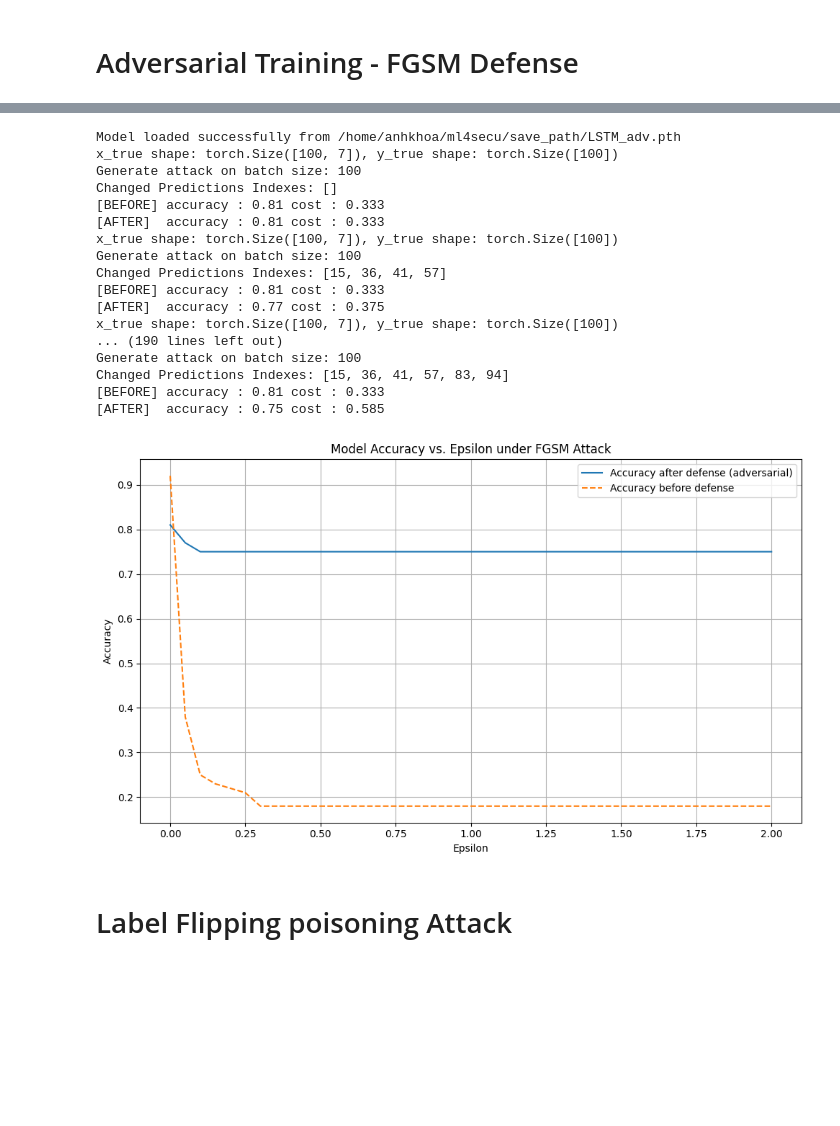
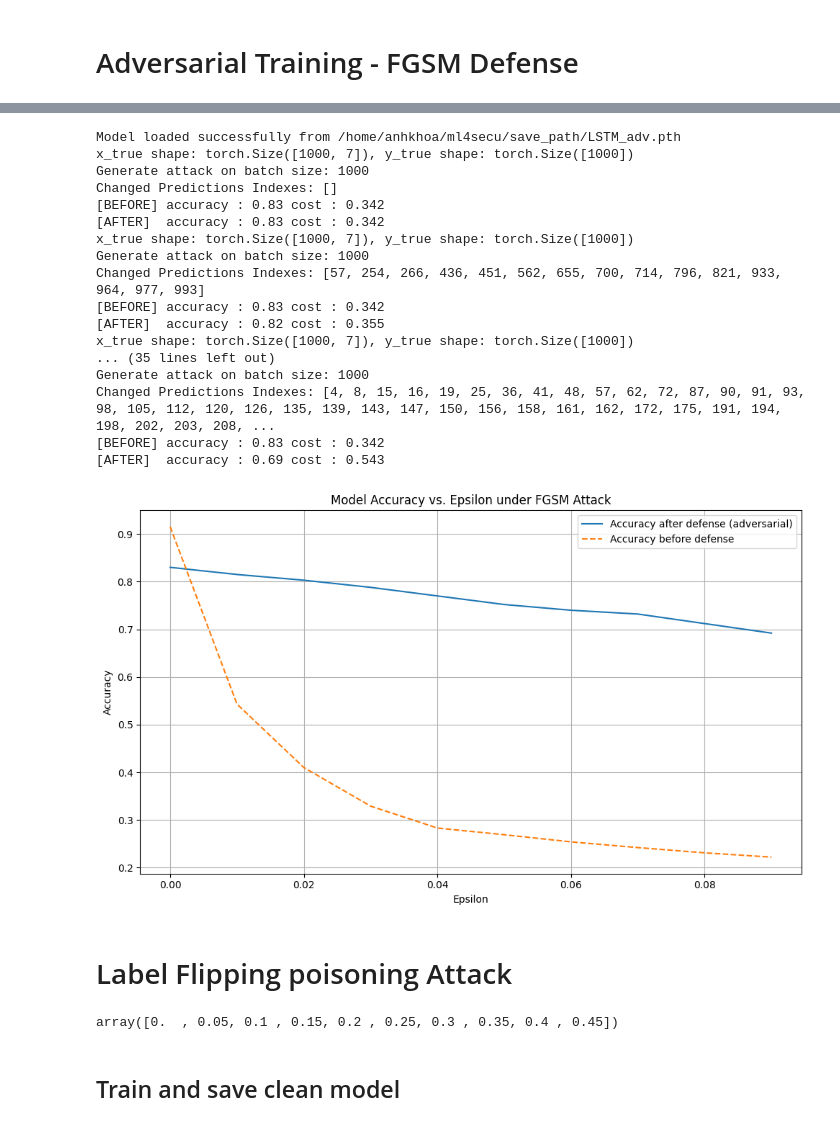
Before and after one commit to Wnhatt/frau_detec_DL, a Jupyter notebook: evaluation.ipynb, the cells around one changed output, grey strips where cells are left out. Drawn from its saved outputs; the diff is of its cells as text; code cells hidden in the pictures; blank space fills up the shorter version.

```diff
--- a/evaluation.ipynb
+++ b/evaluation.ipynb
@@ -61,12 +61,12 @@ criterion = nn.CrossEntropyLoss()
 accuracy_list = []
 accuracy_before_defense_adv_list = []
 
-for epsilon in np.arange(0, 2.05, 0.05):
+for epsilon in np.arange(0, 0.11, 0.01):
     accuracy, accuracy_adv = solver.generate(
-        num_sample=100,
+        num_sample=1000,
         target=None,
         epsilon=epsilon,
-        alpha=0.03,
+        alpha=0.01,
         iteration=10
     )
     accuracy_list.append(accuracy)
@@ -174,9 +174,9 @@ solver.model = model
 accuracy_list = []
 accuracy_after_defense_adv_list = []
 import numpy as np
-for epsilon in np.arange(0, 2.05, 0.05):
+for epsilon in np.arange(0, 0.11, 0.01):
     accuracy, accuracy_adv = solver.generate(
-        num_sample=100,
+        num_sample=1000,
         target=None,
         epsilon=epsilon,
         alpha=0.01,
@@ -186,37 +186,37 @@ for epsilon in np.arange(0, 2.05, 0.05):
     accuracy_after_defense_adv_list.append(accuracy_adv)
 # %% [output]
 Model loaded successfully from /home/anhkhoa/ml4secu/save_path/LSTM_adv.pth
-x_true shape: torch.Size([100, 7]), y_true shape: torch.Size([100])
-Generate attack on batch size: 100
+x_true shape: torch.Size([1000, 7]), y_true shape: torch.Size([1000])
+Generate attack on batch size: 1000
 Changed Predictions Indexes: []
-[BEFORE] accuracy : 0.81 cost : 0.333
-[AFTER]  accuracy : 0.81 cost : 0.333
-x_true shape: torch.Size([100, 7]), y_true shape: torch.Size([100])
-Generate attack on batch size: 100
-Changed Predictions Indexes: [15, 36, 41, 57]
-[BEFORE] accuracy : 0.81 cost : 0.333
-[AFTER]  accuracy : 0.77 cost : 0.375
-x_true shape: torch.Size([100, 7]), y_true shape: torch.Size([100])
-... (190 lines left out)
-Generate attack on batch size: 100
-Changed Predictions Indexes: [15, 36, 41, 57, 83, 94]
-[BEFORE] accuracy : 0.81 cost : 0.333
-[AFTER]  accuracy : 0.75 cost : 0.585
+[BEFORE] accuracy : 0.83 cost : 0.342
+[AFTER]  accuracy : 0.83 cost : 0.342
+x_true shape: torch.Size([1000, 7]), y_true shape: torch.Size([1000])
+Generate attack on batch size: 1000
+Changed Predictions Indexes: [57, 254, 266, 436, 451, 562, 655, 700, 714, 796, 821, 933, 964, 977, 993]
+[BEFORE] accuracy : 0.83 cost : 0.342
+[AFTER]  accuracy : 0.82 cost : 0.355
+x_true shape: torch.Size([1000, 7]), y_true shape: torch.Size([1000])
+... (35 lines left out)
+Generate attack on batch size: 1000
+Changed Predictions Indexes: [4, 8, 15, 16, 19, 25, 36, 41, 48, 57, 62, 72, 87, 90, 91, 93, 98, 105, 112, 120, 126, 135, 139, 143, 147, 150, 156, 158, 161, 162, 172, 175, 191, 194, 198, 202, 203, 208, ...
+[BEFORE] accuracy : 0.83 cost : 0.342
+[AFTER]  accuracy : 0.69 cost : 0.543
 # %%
 import matplotlib.pyplot as plt
-epsilon_values = list(np.arange(0, 2.05, 0.05))
+epsilon_values = list(np.arange(0, 0.11, 0.01))
 # Vẽ biểu đồ
 plt.figure(figsize=(10, 6))
 plt.plot(epsilon_values, accuracy_after_defense_adv_list, label='Accuracy after defense (adversarial)')
 plt.plot(epsilon_values, accuracy_before_defense_adv_list, label='Accuracy before defense', linestyle='--')
 plt.xlabel('Epsilon')
 plt.ylabel('Accuracy')
 plt.title('Model Accuracy vs. Epsilon under FGSM Attack')
 plt.legend()
 plt.grid(True)
 plt.tight_layout()
 plt.show()
 # %% [output]
-[figure, old version]
+[figure, new version]
 # %% [markdown]
 # Label Flipping poisoning Attack
@@ -222,0 +231,6 @@ plt.show()
+# %%
+range_attack
+# %% [output]
+array([0.  , 0.05, 0.1 , 0.15, 0.2 , 0.25, 0.3 , 0.35, 0.4 , 0.45])
+# %% [markdown]
+## Train and save clean model
```
Also changed, not shown: parts of 10 cells of this notebook, 13 other files.
